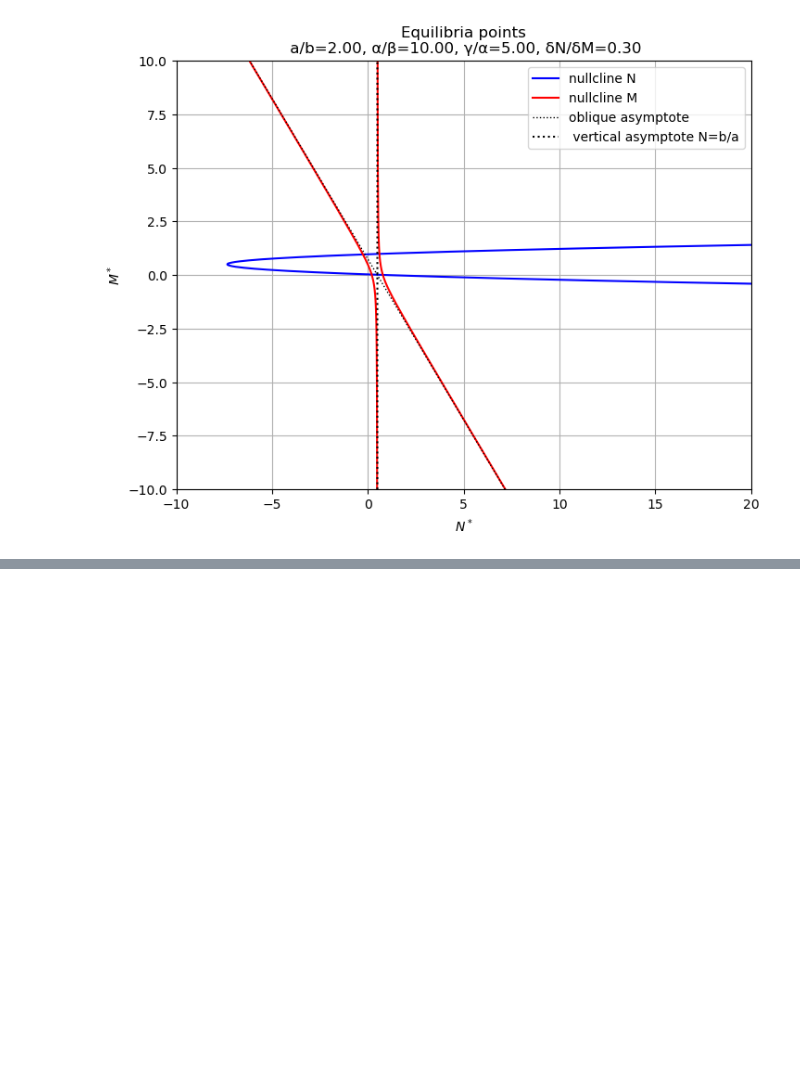
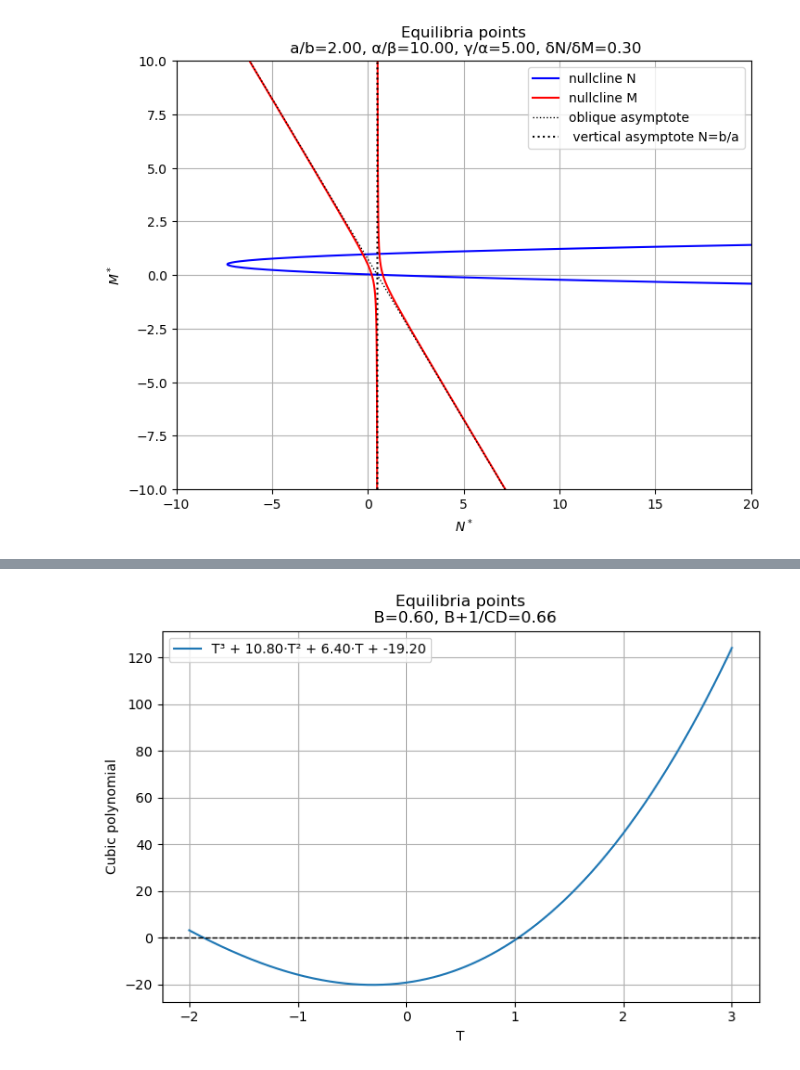
Before and after one commit to azerad/immunomath, a Jupyter notebook: model_arthritis_olivier.ipynb, the cells around one changed output, grey strips where cells are left out. Drawn from its saved outputs; the diff is of its cells as text; code cells hidden in the pictures; blank space fills up the shorter version.

```diff
--- a/model_arthritis_olivier.ipynb
+++ b/model_arthritis_olivier.ipynb
@@ -312,0 +352,5 @@ plt.savefig('equilibres_3.png', format = 'png')
+# %%
+plot_cubics(A=2, B=0.6, C=4, D=4)
+plt.savefig('cubic_2.png', format = 'png')
+# %% [output]
+[figure, added]
```
Also changed, not shown: parts of 6 cells of this notebook, 6 other files.
